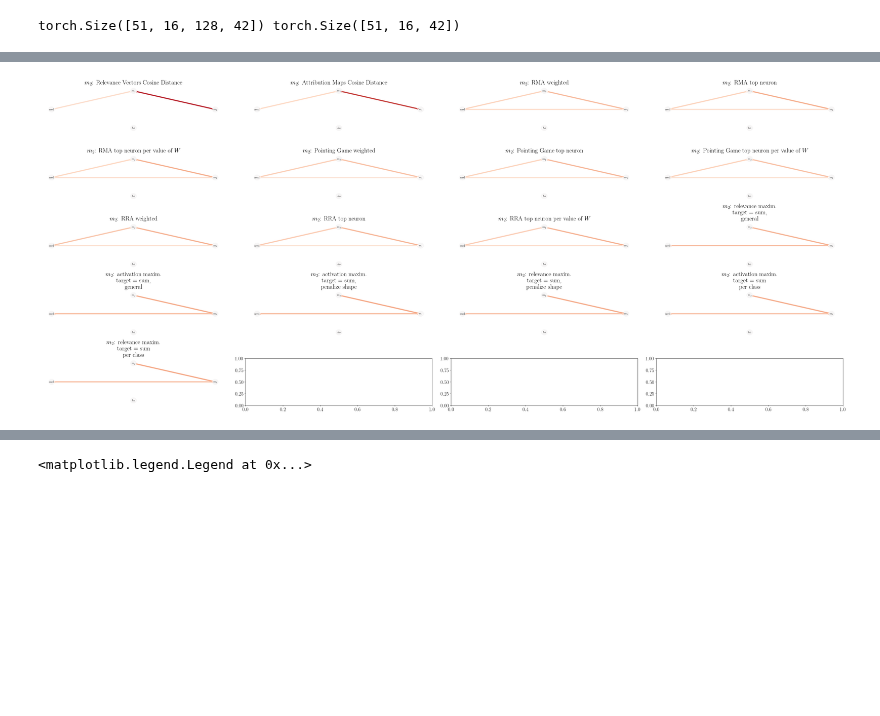
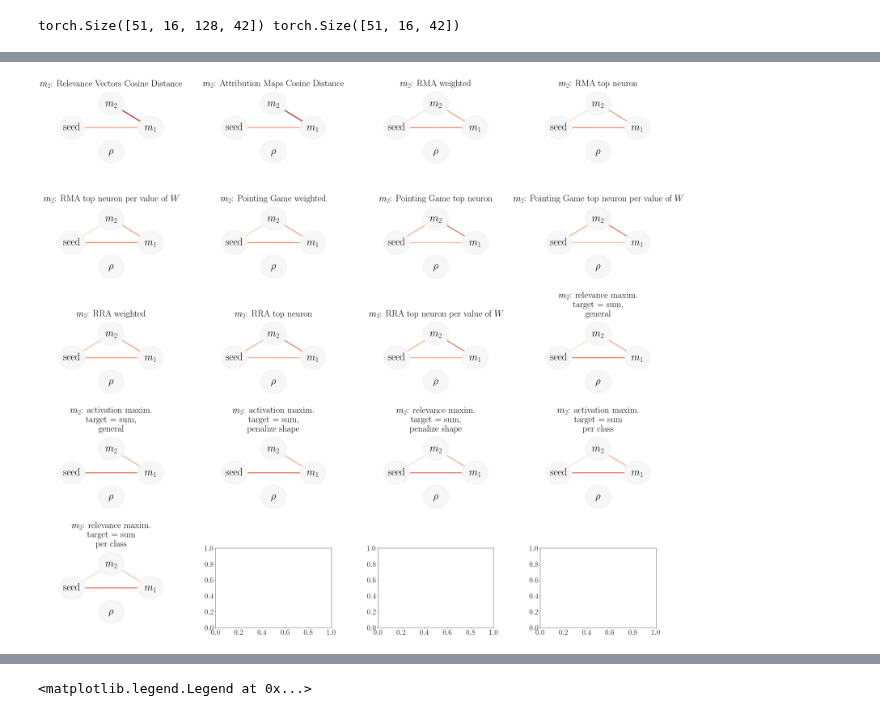
Before and after one commit to lillijo/xai-evaluation-master-thesis, a Jupyter notebook: experiments/compare_measures.ipynb, the cells around one changed output, grey strips where cells are left out. Drawn from its saved outputs; the diff is of its cells as text; code cells hidden in the pictures; blank space fills up the shorter version.

Commit message:
last changes on code, add in final results

```diff
--- a/experiments/compare_measures.ipynb
+++ b/experiments/compare_measures.ipynb
@@ -816,12 +813,13 @@ m1_index = 2
 r2_per_seed = []
 r2_avg = []
 m1_phi_vals = per_rho[:, m1_index]
+m1_phi_vals = (m1_phi_vals - m1_phi_vals.min()) / (m1_phi_vals.max() - m1_phi_vals.min())
 m1_phi_valsps = per_seed[:, :, m1_index]
 
 for measure in m2s:
     mk = ALL_MEASURES.index(measure)
     vals = per_rho[:, mk]  # / per_rho[:, mk].max()
-    #vals = (vals - vals.min()) / (vals.max() - vals.min())
+    vals = (vals - vals.min()) / (vals.max() - vals.min())
 
     mses[measure] = {
         "mse": mse(m1_phi_vals, vals),
@@ -835,16 +833,16 @@ for measure in m2s:
         ),
     }
     r2s[measure] = {
-        "r2": round(float(r2_value(m1_phi_vals, vals)), 2),
+        "r2": round(float(r2_value(m1_phi_vals, vals)), 4),
         "r2_per_seed": round(
-            float(r2_value(m1_phi_valsps.flatten(), per_seed[:, :, mk].flatten())), 2
+            float(r2_value(m1_phi_valsps.flatten(), per_seed[:, :, mk].flatten())), 4
         ),
     }
     for_plot["mse"].append(mses[measure]["mse"])
     for_plot["weighted_mse"].append(mses[measure]["weighted_mse"])
     #for_plot["r2"].append(mses[measure]["r2"])
-    r2_per_seed.append(r2s[measure]["r2_per_seed"])
-    r2_avg.append(r2s[measure]["r2"])
+    for_plot["r2_per_seed"].append(r2s[measure]["r2_per_seed"])
+    for_plot["r2"].append(r2s[measure]["r2"])
     for_plot["mse_per_seed"].append(mses[measure]["mse_per_seed"])
     for_plot["weighted_mse_per_seed"].append(mses[measure]["weighted_mse_per_seed"])
 
@@ -853,7 +851,7 @@ x = np.arange(len(mses.keys()))  # the label locations
 fig, ax = plt.subplots(layout="constrained", figsize=(2* len(x), 8))
 width = 0.1  # the width of the bars
 multiplier = 0
-for attribute in ["mse", "mse_per_seed"]:  # , "weighted_mse", "weighted_mse_per_seed"
+for attribute in ["r2", "r2_per_seed"]:  # , "weighted_mse", "weighted_mse_per_seed"
     measurement = for_plot[attribute]
     offset = width * multiplier
     rects = ax.bar(x + offset, measurement, width, label=attribute)
@@ -862,12 +860,11 @@ for attribute in ["mse", "mse_per_seed"]:  # , "weighted_mse", "weighted_mse_per
 
 # Add some text for labels, title and custom x-axis tick labels, etc.
 ax.set_title(
-    f"Mean Squared Error between measure and {NAME_DICT[ALL_MEASURES[m1_index]]}"
+    f"$R^2$ between measure and {NAME_DICT[ALL_MEASURES[m1_index]]}"
 )
-ax.set_ylabel("Mean Squared Error")
 # ax.set_ylim([0.0, 0.016])
 ax.set_xticks(x, ["\n".join(wrap(NAME_DICT[k], 20)) for k in mses.keys()])
-ax.legend(loc="upper left", ncols=4)
+ax.legend(loc="lower left", ncols=4)
 # ax.set_ylim(0, 1)
 
 with open(f"mses_{experiment_name}.json", "w") as f:
@@ -912,61 +920,72 @@ all_results = {}
 # %%
-
-torch.set_grad_enabled(True)
-
-mpl.rcParams.update({"font.family": "serif", "font.size": 18})
-dafr = torch.zeros(816, 4)
-dafr[:, 2] = torch.tensor([i for i in range(iterations) for r in range(51)])
-dafr[:, 3] = torch.tensor(
-    [r for i in range(iterations) for r in BIASES]
-)  # watermark_flip_m0
-
-# plt.scatter(dafr[:,3], dafr[:,2])
 r = 5
 c = 4
 
 fig, axs = plt.subplots(
     r,
     c,
     figsize=(
-        r * 10,
-        c * 5,
+        r * 8,
+        c * 9,
     ),
-    gridspec_kw={"wspace": 0.1, "hspace": 0.45},
+    gridspec_kw={"wspace": 0.4, "hspace": 0.45},
 )
+from tigramite.causal_effects import CausalEffects
+from sklearn.linear_model import LinearRegression, LogisticRegression
+from sklearn.neighbors import KNeighborsRegressor
 
 
 for i, m in tqdm(enumerate(m2s)):
     dafr[:, :2] = perseed_all[:, :, [0, ALL_MEASURES.index(m)]].flatten(0, 1)
     dataframe, var_names = remove_empty(
         dafr.numpy(),
-        np.array(["$m_1$", "$m_2$", "seed", "$\rho$"]),
+        np.array(["$m_1$", "$m_2$", "seed", "$\\rho$"]),
         np.array([0, 0, 1, 0]),
         with_type=False,
     )
-    if not f"{m}_GPDCtorch" in all_results:
-        results = causal_discovery(
-            dataframe, test="GPDCtorch"
-        )  # RobustParCorr RegressionCI CMIknnMixed GPDCtorch
+
+    X = [(0, 0)]
+    Y = [(1, 0)]
+
+    causal_effects = CausalEffects(knowngraph, graph_type="stationary_dag", X=X, Y=Y)
+    causal_effects.fit_total_effect(dataframe=dataframe, estimator=LinearRegression())
+    # KNeighborsRegressor LinearRegression
+
+    intervention_data = np.ones((1, 1))  # np.array(BIASES).reshape(51,1) #
+    # np.array(BIASES).reshape(51,1)
+    y1 = causal_effects.predict_total_effect(intervention_data=intervention_data)
+
+    intervention_data = np.zeros((1,1))
+    y2 = causal_effects.predict_total_effect(intervention_data=intervention_data)
+    beta = y1 - y2
+
+    if not f"{m}_{cdmethod}" in all_results:
+        results = causal_discovery(dataframe, test=cdmethod)
+        results["beta"] = beta
     else:
-        results = all_results[f"{m}_GPDCtorch"]
-    all_results[f"{m}_GPDCtorch"] = results
-    axie = plt.subplot(r,c,i+1)
+        results = all_results[f"{m}_{cdmethod}"]
+        results["beta"] = beta
+    all_results[f"{m}_{cdmethod}"] = results
+    axie = plt.subplot(r, c, i + 1)
     axie.set_title(NAME_DICT[m])
 
     tp.plot_graph(
         graph=results["graph"],
-        fig_ax=(fig,axie),#axs[i // 6, i % 6],
+        fig_ax=(fig, axie),  # axs[i // 6, i % 6],
         save_name=None,
         var_names=var_names,
-        #node_size=1,
-        #node_pos=node_pos,
+        node_size=1,
+        node_label_size=38,
+        # node_pos=node_pos,
         figsize=(12, 12),
         arrow_linewidth=4,
         val_matrix=results["val_matrix"],
-        show_colorbar=False
+        show_colorbar=False,
     )
+
+
 # plt.show()
 # %% [output]
-[figure, old version]
+[figure, new version]
 # %%
 ceffectvals = {k: v["val_matrix"][0][1][0] for k,v in all_results.items()}
```
Also changed, not shown: parts of 15 cells of this notebook, 15 other files.
